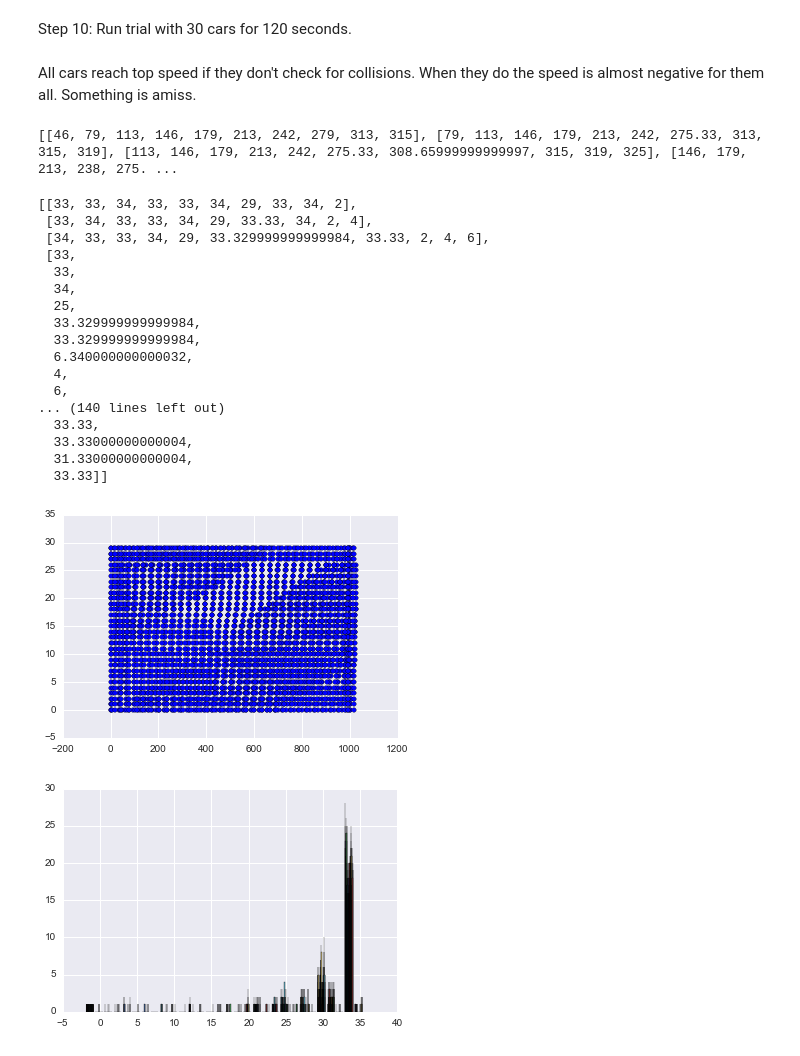
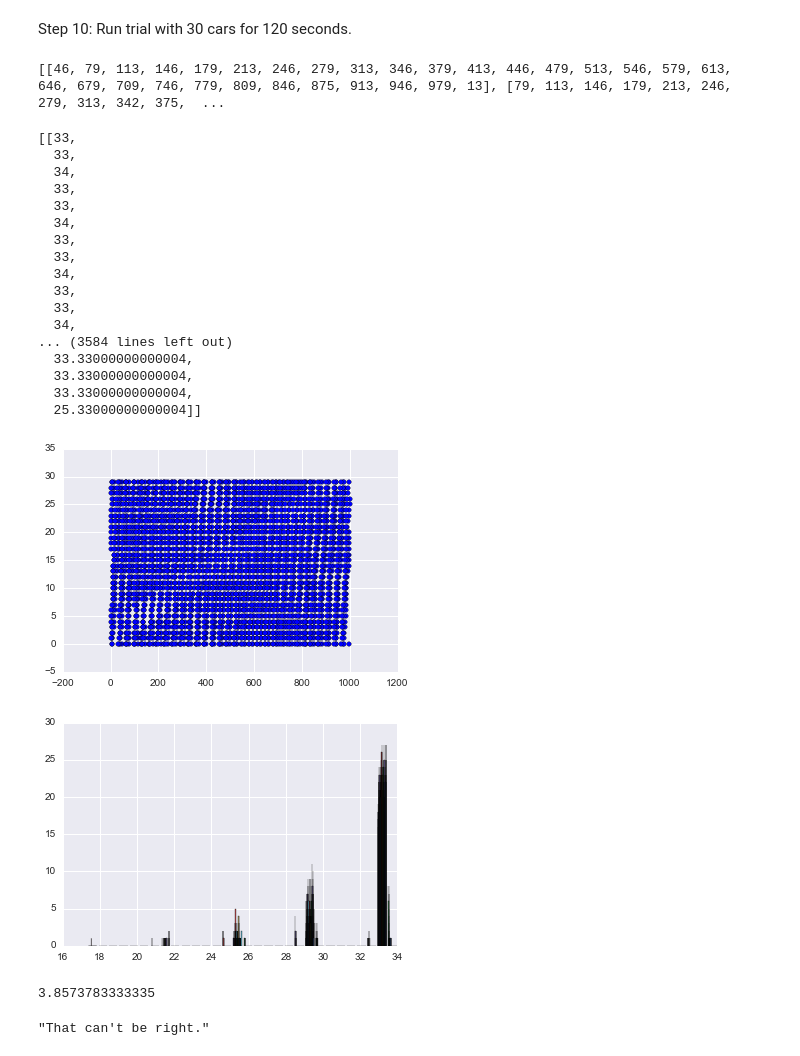
Before and after one commit to tiyd-python-2015-01/traffic-simulation, a Jupyter notebook: Traffic Simulation.ipynb, the cells around one changed output. Drawn from its saved outputs; the diff is of its cells as text; code cells hidden in the pictures.

Commit message:
modified loop back to zero

```diff
--- a/Traffic Simulation.ipynb
+++ b/Traffic Simulation.ipynb
@@ -37,19 +37,19 @@ class Car():
             self.slow_down()
         else:
             self.speed_up()
-        """tested ok"""
+
+    def loop_back(self):
+        if self.position + self.speed >= 1000:
+            self.position = self.position % 1000
 
     def speed_up(self):
-        if self.position > 1000:
-            self.position = self.position - 1000
-        elif self.speed < self.top_speed:
+        if self.speed < self.top_speed:
             self.speed += 2
             self.position = self.position + self.speed
         elif self.speed >= self.top_speed:
             self.speed = self.top_speed
             self.position = self.position + self.speed
         return self.position, self.speed
-
 
 
     def slow_down(self):
@@ -60,7 +60,6 @@ class Car():
         else:
             self.move_car()
         return self.position
-        """Tested ok"""
 # %%
 class Simulation():
     """
@@ -77,11 +76,7 @@ class Simulation():
     def __init__(self, num, seconds):
         self.seconds = seconds
         self.num_cars = num
-        self.cars = []
-        self.positions = []
-        self.speeds = []
         self.tolerance = 40
-
 
 
     def generate_cars(self):
@@ -92,23 +87,20 @@ class Simulation():
             self.cars.append(Car(int(position)))
 
 
-
     def report_position_of_cars(self):
         """populate list with position of all cars"""
         positions = []
         for car in self.cars:
             positions.append(car.position)
         self.positions.append(positions)
-        """tested ok"""
 
 
     def set_cars_in_motion(self):
         """calls move function in car class"""
         for car in self.cars:
             car.move_car()
+            car.loop_back()
         return car.position
-        """tested ok"""
-
 
 
     def run_simulation(self):
@@ -120,7 +112,6 @@ class Simulation():
             self.avoid_collisions()
             self.set_cars_in_motion()
             self.report_position_of_cars()
-
             self.report_speeds()
 
 
@@ -131,11 +122,8 @@ class Simulation():
             pos2 = car2.position
             if pos1 > pos2:
                 pos2 += 1000
-
             if  pos1 + self.tolerance >= pos2:
                 car1.speed = pos2 - pos1 - 2
-
-        """tested ok"""
 
 
     def report_speeds(self):
@@ -242,43 +252,56 @@ Step 10: Run trial with 30 cars for 120 seconds.
 sim = Simulation(30, 120)
 for _ in range(1000):
     sim.run_simulation()
-# %% [markdown]
-All cars reach top speed if they don't check for collisions. When they do the speed is almost negative for them all. Something is amiss.
 # %%
 print(sim.positions)
 # %% [output]
-[[46, 79, 113, 146, 179, 213, 242, 279, 313, 315], [79, 113, 146, 179, 213, 242, 275.33, 313, 315, 319], [113, 146, 179, 213, 242, 275.33, 308.65999999999997, 315, 319, 325], [146, 179, 213, 238, 275. ...
+[[46, 79, 113, 146, 179, 213, 246, 279, 313, 346, 379, 413, 446, 479, 513, 546, 579, 613, 646, 679, 709, 746, 779, 809, 846, 875, 913, 946, 979, 13], [79, 113, 146, 179, 213, 246, 279, 313, 342, 375,  ...
 # %%
 sim.speeds
 # %% [output]
-[[33, 33, 34, 33, 33, 34, 29, 33, 34, 2],
- [33, 34, 33, 33, 34, 29, 33.33, 34, 2, 4],
- [34, 33, 33, 34, 29, 33.329999999999984, 33.33, 2, 4, 6],
- [33,
+[[33,
   33,
   34,
-  25,
-  33.329999999999984,
-  33.329999999999984,
-  6.340000000000032,
-  4,
-  6,
-... (140 lines left out)
-  33.33,
+  33,
+  33,
+  34,
+  33,
+  33,
+  34,
+  33,
+  33,
+  34,
+... (3584 lines left out)
   33.33000000000004,
-  31.33000000000004,
-  33.33]]
+  33.33000000000004,
+  33.33000000000004,
+  25.33000000000004]]
 # %%
-pos = np.array(sim.positions)
-# z = np.zeros(len(sim.positions))
 for pos in sim.positions:
     plt.scatter(pos, range(len(pos)))
 
 plt.show()
 # %% [output]
-[figure, old version]
+[figure, new version]
 # %%
 plt.hist(sim.speeds, 30)
 plt.show()
 # %% [output]
-[figure, old version]
+[figure, new version]
+# %%
+def sum_speeds():
+    all_speeds = []
+    for _list in sim.speeds:
+        for speed in _list:
+            all_speeds.append(speed)
+    return sum(all_speeds)
+
+sum_speeds()
+
+sum_speeds() / (30 * 1000)
+# %% [output]
+3.8573783333335
+# %%
+"""That can't be right."""
+# %% [output]
+"That can't be right."
```
Also changed, not shown: parts of 15 cells of this notebook.
